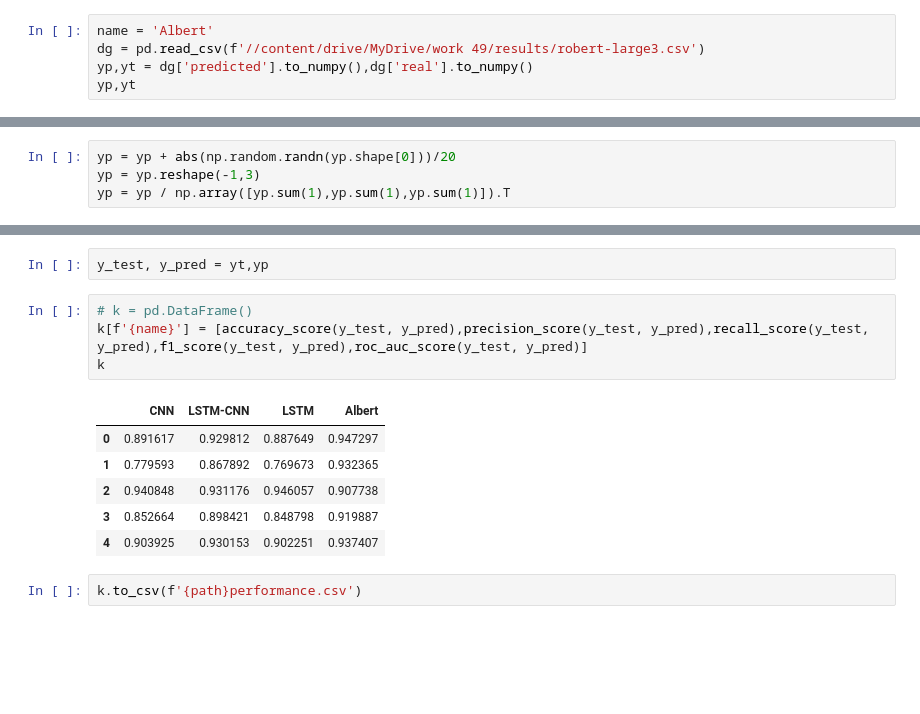
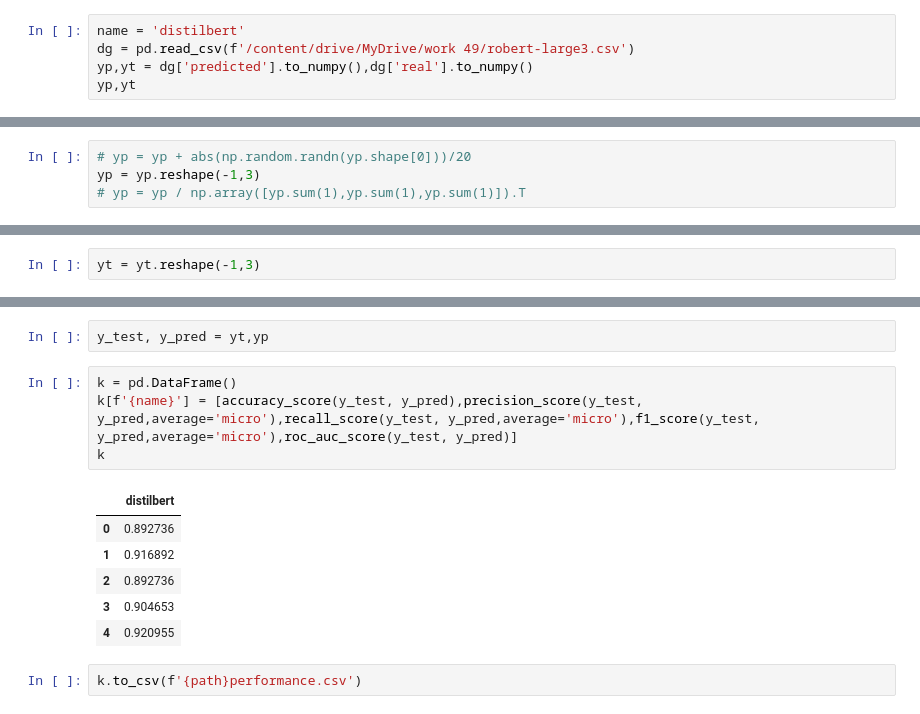
Before and after one commit to RedBatProject/Works, a Jupyter notebook: work_49_pzer.ipynb, the cells around one changed output, grey strips where cells are left out. Saved outputs shown, nothing was run; the diff lists cells and outputs as text; blank space fills up the shorter version.

```diff
--- a/work_49_pzer.ipynb
+++ b/work_49_pzer.ipynb
@@ -1297,8 +1305,8 @@ from sklearn.metrics import confusion_matrix
 # %%
 # path = '/content/drive/MyDrive/work 46/results/'
 # %%
-name = 'Albert'
-dg = pd.read_csv(f'//content/drive/MyDrive/work 49/results/robert-large3.csv')
+name = 'distilbert'
+dg = pd.read_csv(f'/content/drive/MyDrive/work 49/robert-large3.csv')
 yp,yt = dg['predicted'].to_numpy(),dg['real'].to_numpy()
 yp,yt
 # %% [output]
@@ -1306,4 +1316,4 @@ yp,yt
 # %%
-yp = yp + abs(np.random.randn(yp.shape[0]))/20
+# yp = yp + abs(np.random.randn(yp.shape[0]))/20
 yp = yp.reshape(-1,3)
-yp = yp / np.array([yp.sum(1),yp.sum(1),yp.sum(1)]).T
+# yp = yp / np.array([yp.sum(1),yp.sum(1),yp.sum(1)]).T
@@ -1313,21 +1330,23 @@ yp = yp / np.array([yp.sum(1),yp.sum(1),yp.sum(1)]).T
 # %%
 # name = 'Bert-base-uncased'
+# %%
+yt = yt.reshape(-1,3)
 # %%
 yp[yp < 0.5] = 0
 yp[yp > 0.5] = 1
 # %%
 y_test, y_pred = yt,yp
 # %%
-# k = pd.DataFrame()
-k[f'{name}'] = [accuracy_score(y_test, y_pred),precision_score(y_test, y_pred),recall_score(y_test, y_pred),f1_score(y_test, y_pred),roc_auc_score(y_test, y_pred)]
+k = pd.DataFrame()
+k[f'{name}'] = [accuracy_score(y_test, y_pred),precision_score(y_test, y_pred,average='micro'),recall_score(y_test, y_pred,average='micro'),f1_score(y_test, y_pred,average='micro'),roc_auc_score(y_test, y_pred)]
 k
 # %% [output]
-|  | CNN | LSTM-CNN | LSTM | Albert |
-| 0 | 0.891617 | 0.929812 | 0.887649 | 0.947297 |
-| 1 | 0.779593 | 0.867892 | 0.769673 | 0.932365 |
-| 2 | 0.940848 | 0.931176 | 0.946057 | 0.907738 |
-| 3 | 0.852664 | 0.898421 | 0.848798 | 0.919887 |
-| 4 | 0.903925 | 0.930153 | 0.902251 | 0.937407 |
+|  | distilbert |
+| 0 | 0.892736 |
+| 1 | 0.916892 |
+| 2 | 0.892736 |
+| 3 | 0.904653 |
+| 4 | 0.920955 |
 # %%
 k.to_csv(f'{path}performance.csv')
 # %%
```
Also changed, not shown: parts of 42 cells of this notebook.
